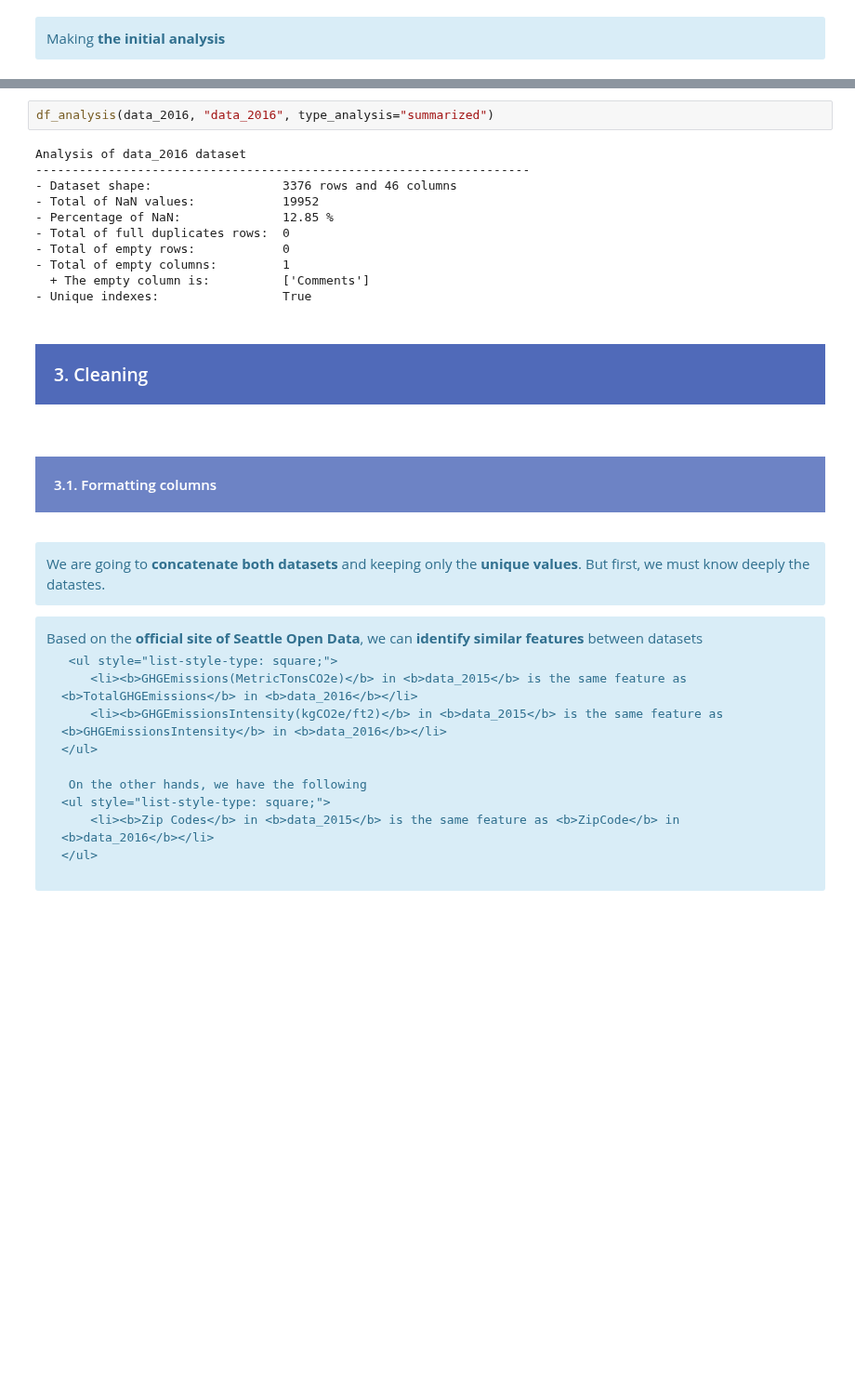
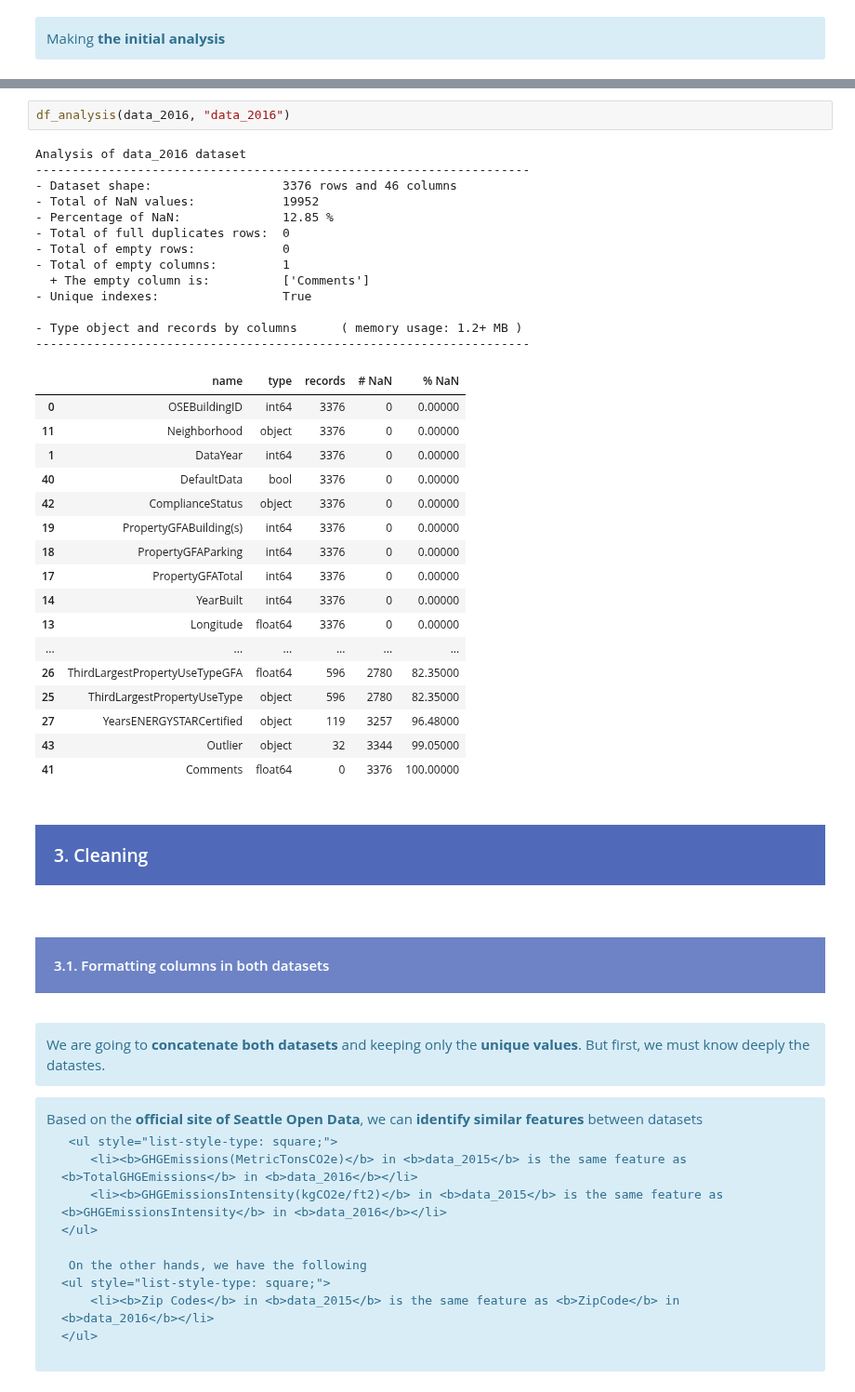
Before and after one commit to samirhinojosa/OC-P4-consumption-needs-of-buildings, a Jupyter notebook: analysis_notebook.ipynb, the cells around one changed output, grey strips where cells are left out. Shown at 93% size. Saved outputs shown, nothing was run; the diff lists cells and outputs as text; blank space fills up the shorter version.

```diff
--- a/analysis_notebook.ipynb
+++ b/analysis_notebook.ipynb
@@ -319,23 +339,43 @@ Analysis of data_2015 dataset
 # %%
-df_analysis(data_2016, "data_2016", type_analysis="summarized")
+df_analysis(data_2016, "data_2016")
 # %% [output]
 Analysis of data_2016 dataset
 --------------------------------------------------------------------
 - Dataset shape:                  3376 rows and 46 columns
 - Total of NaN values:            19952
 - Percentage of NaN:              12.85 %
 - Total of full duplicates rows:  0
 - Total of empty rows:            0
 - Total of empty columns:         1
   + The empty column is:          ['Comments']
 - Unique indexes:                 True
+
+- Type object and records by columns      ( memory usage: 1.2+ MB )
+--------------------------------------------------------------------
+|  | name | type | records | # NaN | % NaN |
+| 0 | OSEBuildingID | int64 | 3376 | 0 | 0.00000 |
+| 11 | Neighborhood | object | 3376 | 0 | 0.00000 |
+| 1 | DataYear | int64 | 3376 | 0 | 0.00000 |
+| 40 | DefaultData | bool | 3376 | 0 | 0.00000 |
+| 42 | ComplianceStatus | object | 3376 | 0 | 0.00000 |
+| 19 | PropertyGFABuilding(s) | int64 | 3376 | 0 | 0.00000 |
+| 18 | PropertyGFAParking | int64 | 3376 | 0 | 0.00000 |
+| 17 | PropertyGFATotal | int64 | 3376 | 0 | 0.00000 |
+| 14 | YearBuilt | int64 | 3376 | 0 | 0.00000 |
+| 13 | Longitude | float64 | 3376 | 0 | 0.00000 |
+| ... | ... | ... | ... | ... | ... |
+| 26 | ThirdLargestPropertyUseTypeGFA | float64 | 596 | 2780 | 82.35000 |
+| 25 | ThirdLargestPropertyUseType | object | 596 | 2780 | 82.35000 |
+| 27 | YearsENERGYSTARCertified | object | 119 | 3257 | 96.48000 |
+| 43 | Outlier | object | 32 | 3344 | 99.05000 |
+| 41 | Comments | float64 | 0 | 3376 | 100.00000 |
 # %% [markdown]
 <div style="background-color: #506AB9;" >
     <h3 style="margin: auto; padding: 20px; color:#fff; ">3. Cleaning</h3>
 </div>
 # %% [markdown]
 <div style="background-color: #6D83C5;" >
-    <h4 style="margin: auto; padding: 20px; color:#fff; ">3.1. Formatting columns</h4>
+    <h4 style="margin: auto; padding: 20px; color:#fff; ">3.1. Formatting columns in both datasets</h4>
 </div>
 # %% [markdown]
 <div class="alert alert-block alert-info">
```
Also changed, not shown: parts of 92 cells of this notebook, 1 other file.
